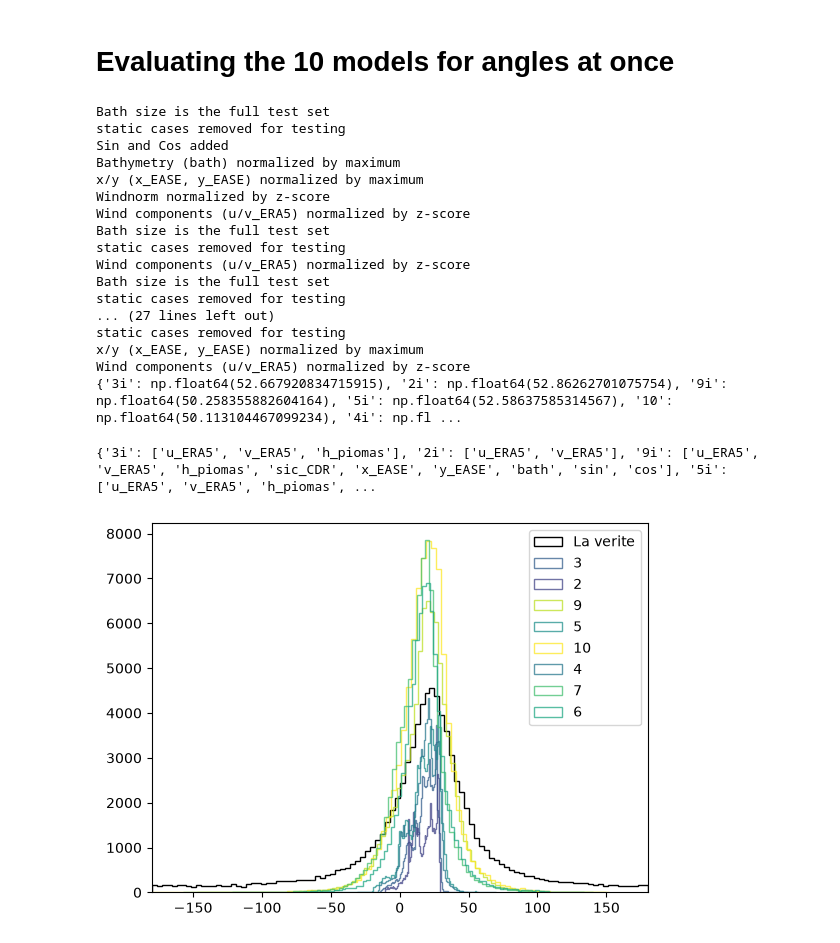
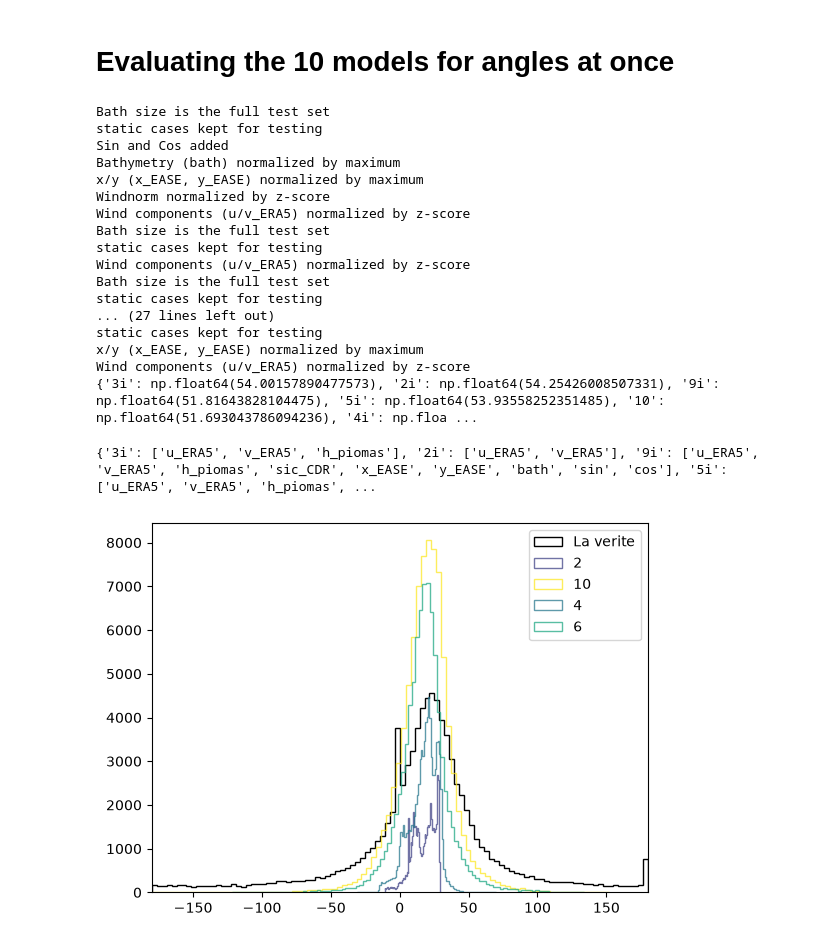
Before and after one commit to drpoisson-mp3/seA_Ice, a Jupyter notebook: September/Angles.ipynb, the cells around one changed output. Cells and saved outputs as stored; diff of their text form; code cells hidden in the pictures.

Commit message:
Aesthetic Changes to a histogram

```diff
--- a/September/Angles.ipynb
+++ b/September/Angles.ipynb
@@ -204,9 +204,11 @@ Wind components (u/v_ERA5) normalized by z-score
 # Evaluating the 10 models for angles at once
 # %%
 #TO get the means stds maxes
+
+
 testdata,_,_,means,stds,maxes,_=testloader('../data/DRIFT_DATA_TEST.csv',inputlist,'angle',
                                     trainingset_loaded=False, training_file='../data/DRIFT_DATA_TRAIN.csv',
-                                    no_static=True, dotcross=False
+                                    no_static=False, dotcross=False
                                     )# Get the means,stds,maxes using the longest list possible
 
 inputstoweight={}
@@ -236,7 +238,7 @@ for k,weight in enumerate(weightlist):
 
     modeldata,_,_,_,_,_,_=testloader('../data/DRIFT_DATA_TEST.csv',inputlist=lst,target='angle',
                                      trainingset_loaded=True, means=means,stds=stds,maxes=maxes,
-                                    no_static=True, dotcross=False)
+                                    no_static=False, dotcross=False)
 
     anglemodel= NNforAngles(len(lst))
     anglemodel.load_state_dict(torch.load(f'./weights/{weight}', weights_only= True))
@@ -261,48 +263,50 @@ for i in inputstoweight.keys():
 print(rmse)
 # %% [output]
 Bath size is the full test set
-static cases removed for testing
+static cases kept for testing
 Sin and Cos added
 Bathymetry (bath) normalized by maximum
 x/y (x_EASE, y_EASE) normalized by maximum
 Windnorm normalized by z-score
 Wind components (u/v_ERA5) normalized by z-score
 Bath size is the full test set
-static cases removed for testing
+static cases kept for testing
 Wind components (u/v_ERA5) normalized by z-score
 Bath size is the full test set
-static cases removed for testing
+static cases kept for testing
 ... (27 lines left out)
-static cases removed for testing
+static cases kept for testing
 x/y (x_EASE, y_EASE) normalized by maximum
 Wind components (u/v_ERA5) normalized by z-score
-{'3i': np.float64(52.667920834715915), '2i': np.float64(52.86262701075754), '9i': np.float64(50.258355882604164), '5i': np.float64(52.58637585314567), '10': np.float64(50.113104467099234), '4i': np.fl ...
+{'3i': np.float64(54.00157890477573), '2i': np.float64(54.25426008507331), '9i': np.float64(51.81643828104475), '5i': np.float64(53.93558252351485), '10': np.float64(51.693043786094236), '4i': np.floa ...
 # %%
 import matplotlib as mpl
 from matplotlib.colors import Normalize
 modellist=inputstoweight.keys()
 norm=Normalize(0,len(modellist))
 n_bins=100
 cmap = mpl.colormaps['viridis']
 
 plt.hist(np.degrees(testdata['angle']),n_bins, histtype='step', color='Black', label='La verite')
 print(inputstoweight)
 for model in modellist:
     # print(model)
     # print(model[:2].strip('i'))
     number=int(model[:2].strip('i'))/10
     c=cmap(number)
-    plt.hist(np.degrees(testdata[model]),n_bins, color=c,
-                histtype='step', alpha=.75,linewidth = 1 ,  label = int(number*10))
+
+    if number*10 % 2 ==0:
+        plt.hist(np.degrees(testdata[model]),n_bins, color=c,
+                    histtype='step', alpha=.75,linewidth = 1 ,  label = int(number*10))
     #print(modelist[model])
 
 plt.legend()
 #plt.xlim([-np.pi,np.pi])
 plt.xlim([-180,180])
 
 
 plt.legend()
 plt.show()
 # %% [output]
 {'3i': ['u_ERA5', 'v_ERA5', 'h_piomas'], '2i': ['u_ERA5', 'v_ERA5'], '9i': ['u_ERA5', 'v_ERA5', 'h_piomas', 'sic_CDR', 'x_EASE', 'y_EASE', 'bath', 'sin', 'cos'], '5i': ['u_ERA5', 'v_ERA5', 'h_piomas', ...
-[figure, old version]
+[figure, new version]
```
